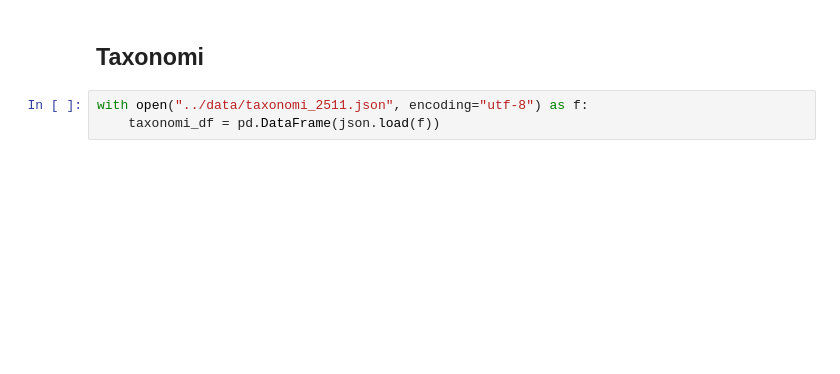
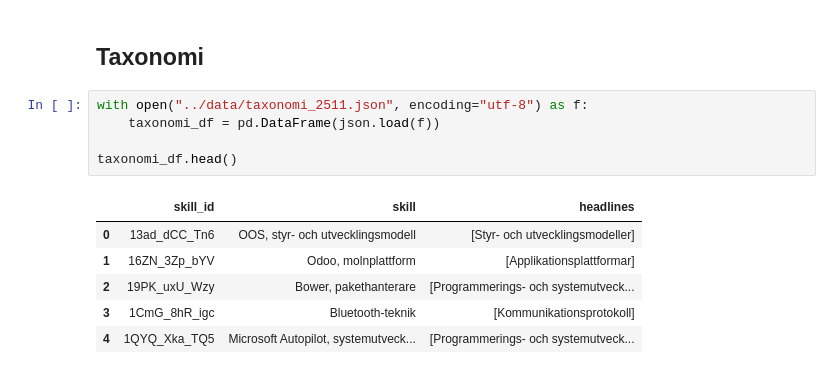
Before and after one commit to IreneGrisenti/Job_Ads_Skill_Analyzer, a Jupyter notebook: notebooks/01_exploration.ipynb, the cells around one changed output. Saved outputs shown, nothing was run; the diff lists cells and outputs as text; blank space fills up the shorter version.

```diff
--- a/notebooks/01_exploration.ipynb
+++ b/notebooks/01_exploration.ipynb
@@ -220,3 +418,12 @@ with open("../data/raw_historic_ads_2511.json", encoding="utf-8") as f:
 # %%
 with open("../data/taxonomi_2511.json", encoding="utf-8") as f:
     taxonomi_df = pd.DataFrame(json.load(f))
+
+taxonomi_df.head()
+# %% [output]
+|  | skill_id | skill | headlines |
+| 0 | 13ad_dCC_Tn6 | OOS, styr- och utvecklingsmodell | [Styr- och utvecklingsmodeller] |
+| 1 | 16ZN_3Zp_bYV | Odoo, molnplattform | [Applikationsplattformar] |
+| 2 | 19PK_uxU_Wzy | Bower, pakethanterare | [Programmerings- och systemutveck... |
+| 3 | 1CmG_8hR_igc | Bluetooth-teknik | [Kommunikationsprotokoll] |
+| 4 | 1QYQ_Xka_TQ5 | Microsoft Autopilot, systemutveck... | [Programmerings- och systemutveck... |
```
Also changed, not shown: parts of 12 cells of this notebook.
